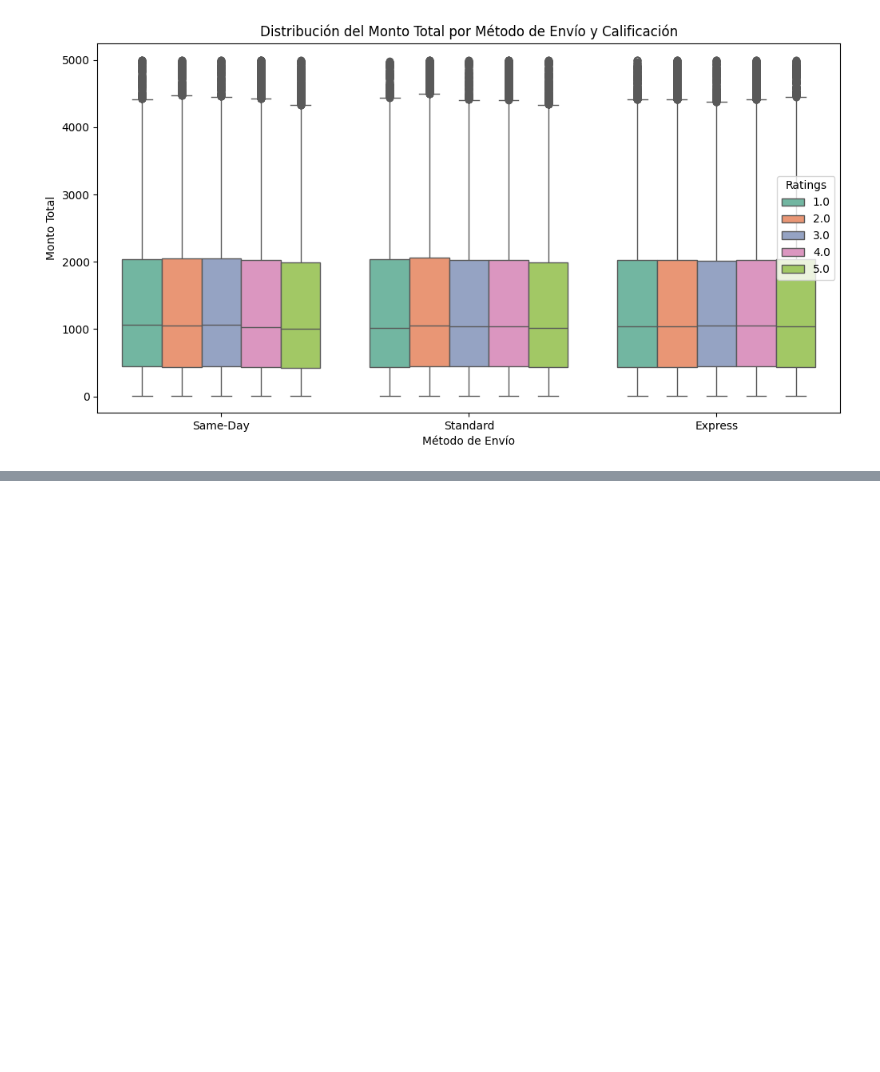
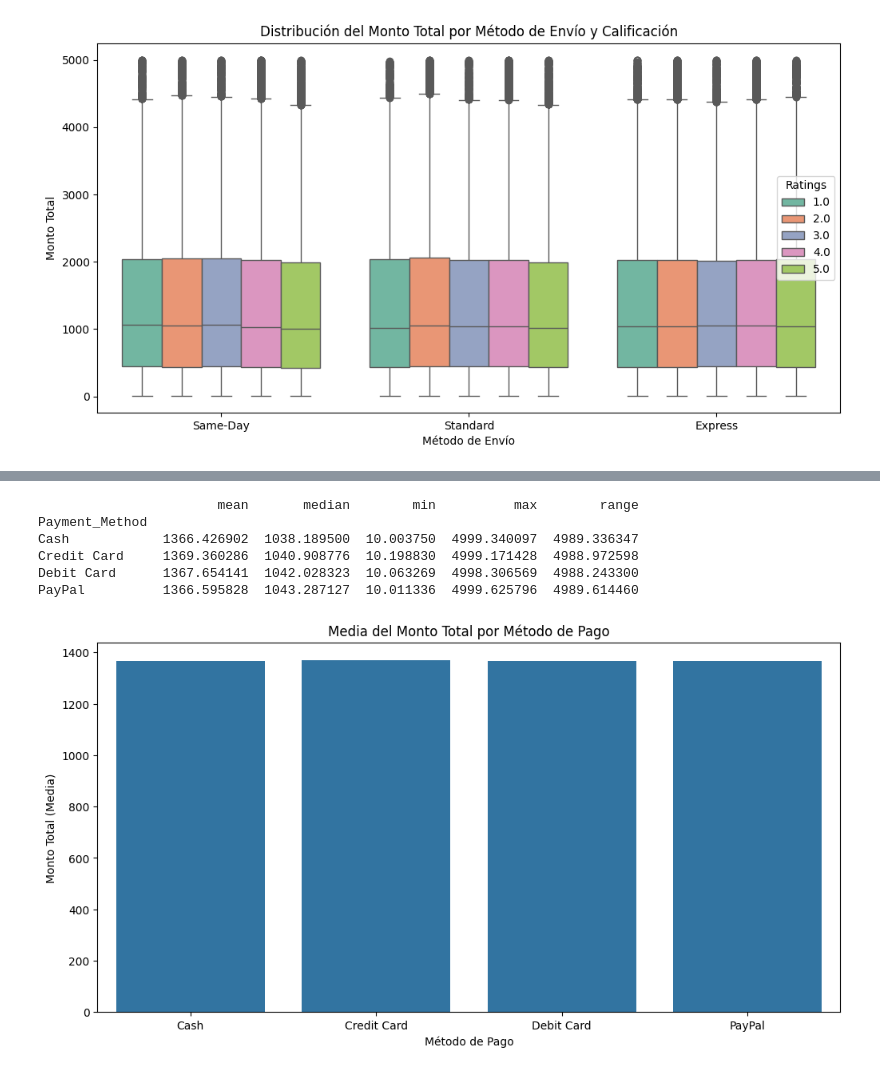
Before and after one commit to rosanavanesavasquez/Retail_DS, a Jupyter notebook: ProyectoDS_ParteI_Retail_VASQUEZ.ipynb, the cells around one changed output, grey strips where cells are left out. Saved outputs shown, nothing was run; the diff lists cells and outputs as text; code cells hidden in the pictures; blank space fills up the shorter version.

```diff
--- a/ProyectoDS_ParteI_Retail_VASQUEZ.ipynb
+++ b/ProyectoDS_ParteI_Retail_VASQUEZ.ipynb
@@ -246,0 +268,21 @@ Resolving deltas: 100% (2/2), done.
+# %%
+# Cálculo Media, mediana por método de pago
+payment_stats = df_cleaned.groupby('Payment_Method')['Total_Amount'].agg(['mean', 'median', 'min', 'max'])
+payment_stats['range'] = payment_stats['max'] - payment_stats['min']
+
+print(payment_stats)
+
+plt.figure(figsize=(12, 6))
+sns.barplot(x=payment_stats.index, y=payment_stats['mean'])
+plt.title('Media del Monto Total por Método de Pago')
+plt.xlabel('Método de Pago')
+plt.ylabel('Monto Total (Media)')
+plt.show()
+# %% [output]
+                       mean       median        min          max        range
+Payment_Method
+Cash            1366.426902  1038.189500  10.003750  4999.340097  4989.336347
+Credit Card     1369.360286  1040.908776  10.198830  4999.171428  4988.972598
+Debit Card      1367.654141  1042.028323  10.063269  4998.306569  4988.243300
+PayPal          1366.595828  1043.287127  10.011336  4999.625796  4989.614460
+[figure, added]
```
Also changed, not shown: parts of 3 cells of this notebook.
